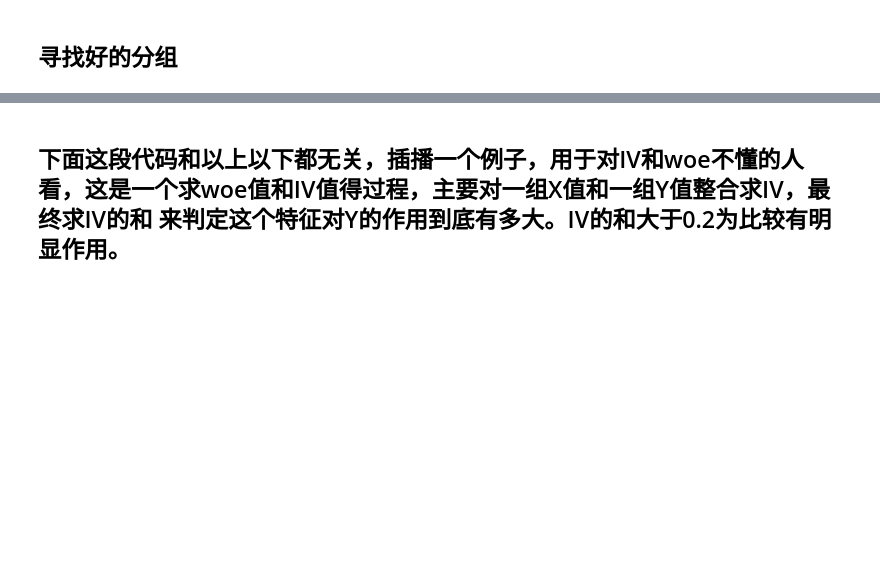
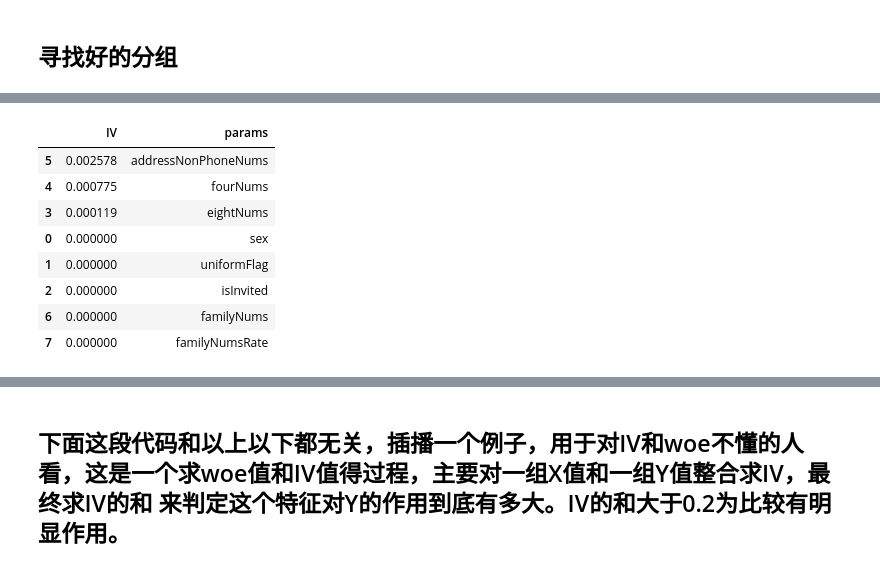
Before and after one commit to abeltowne/Machine-DeeP-Learning, a Jupyter notebook: 金融风控-逻辑回归-首借用户.ipynb, the cells around one changed output, grey strips where cells are left out. Saved outputs shown, nothing was run; the diff lists cells and outputs as text; code cells hidden in the pictures; blank space fills up the shorter version.

```diff
--- a/金融风控-逻辑回归-首借用户.ipynb
+++ b/金融风控-逻辑回归-首借用户.ipynb
@@ -252,0 +271,16 @@ range(1, 11)
+# %%
+plot_data2 = final_data[["sex","uniformFlag","isInvited","eightNums","fourNums","addressNonPhoneNums","familyNums","familyNumsRate","y"]]
+IV=[]
+for i in plot_data2.drop(['y'],axis=1).columns:
+    IV_i=[]
+    print("10000000000000000000000000"+i)
+    for j in range(1,12):
+        X = pd.qcut(plot_data2[i],j,duplicates ='drop')
+#         print(X)
+#         print(plot_data[i])
+        fun =getIVandKS()
+        fun.fit(X,plot_data['y'])
+        print(fun.IV)
+        IV_i += [fun.IV]
+    IV += [max(IV_i)]
+print(IV)
@@ -252,0 +305,16 @@ range(1, 11)
+# %%
+params2 = plot_data2.drop(['y'],axis=1).columns
+woeTable2 = pd.concat([pd.Series(IV),pd.Series(params2)],axis=1)
+woeDataFrame2 = pd.DataFrame(woeTable2)
+woeDataFrame2.columns=([ 'IV','params'])
+woeDataFrame2.sort_index(by='IV',ascending=False)
+# %% [output]
+|  | IV | params |
+| 5 | 0.002578 | addressNonPhoneNums |
+| 4 | 0.000775 | fourNums |
+| 3 | 0.000119 | eightNums |
+| 0 | 0.000000 | sex |
+| 1 | 0.000000 | uniformFlag |
+| 2 | 0.000000 | isInvited |
+| 6 | 0.000000 | familyNums |
+| 7 | 0.000000 | familyNumsRate |
```
Also changed, not shown: parts of 7 cells of this notebook, 2 other files.
